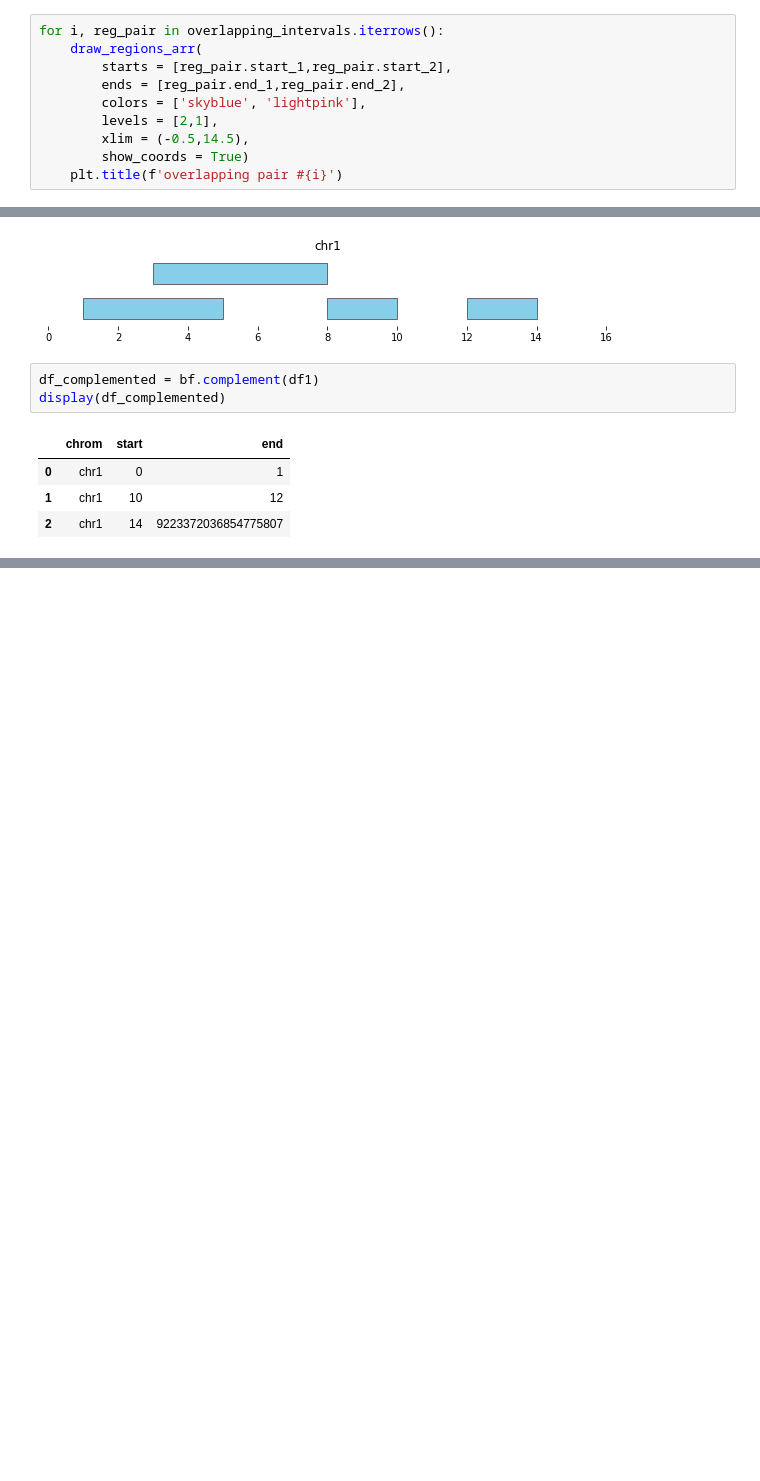
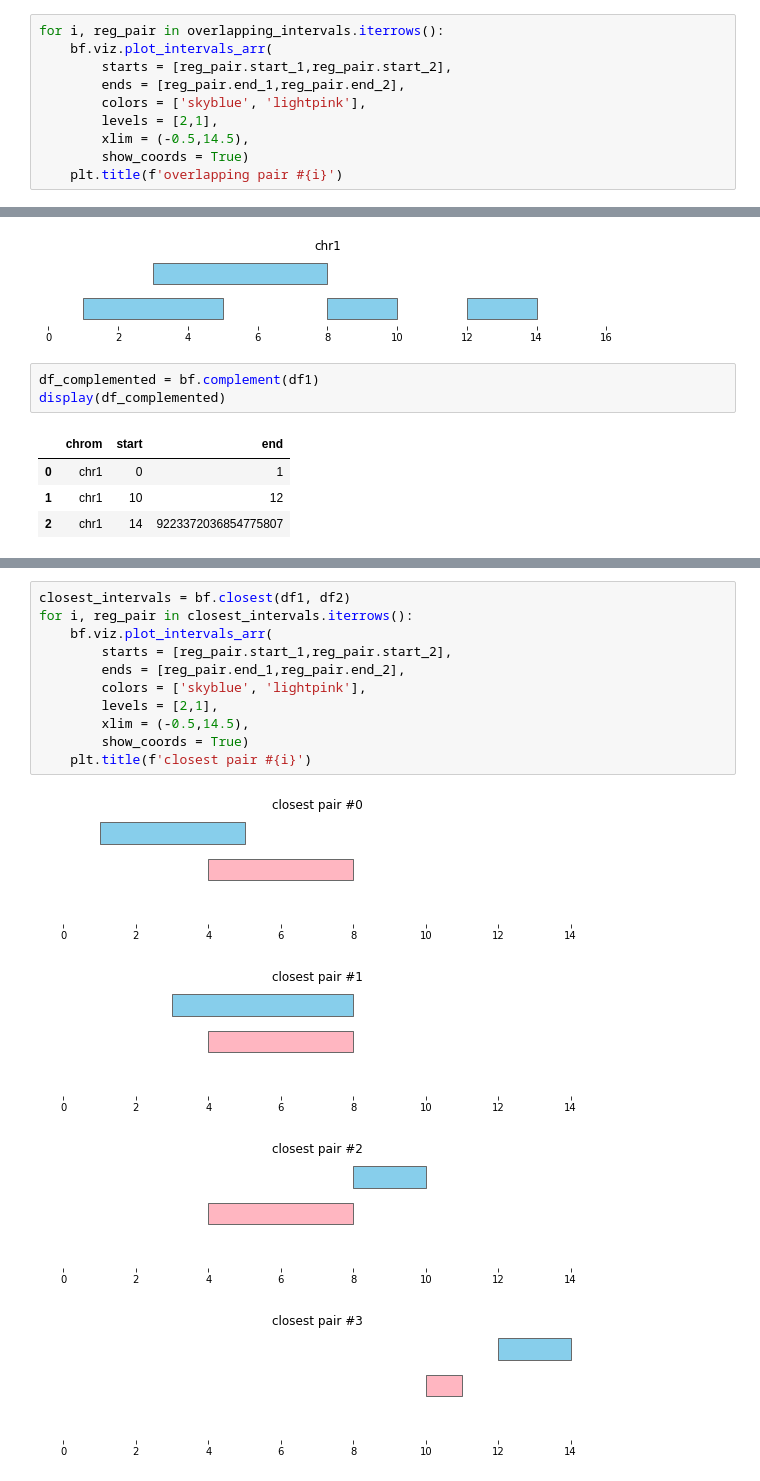
Before and after one commit to open2c/bioframe, a Jupyter notebook: docs/notebooks/intervals_tutorials.ipynb, the cells around one changed output, grey strips where cells are left out. Cells and saved outputs as stored; diff of their text form; blank space fills up the shorter version.

```diff
--- a/docs/notebooks/intervals_tutorials.ipynb
+++ b/docs/notebooks/intervals_tutorials.ipynb
@@ -114,7 +46,7 @@ display(overlapping_intervals)
 | 1 | chr1 | 3 | 8 | chr1 | 4 | 8 | 4 | 8 |
 # %%
 for i, reg_pair in overlapping_intervals.iterrows():
-    draw_regions_arr(
+    bf.viz.plot_intervals_arr(
         starts = [reg_pair.start_1,reg_pair.start_2],
         ends = [reg_pair.end_1,reg_pair.end_2],
         colors = ['skyblue', 'lightpink'],
@@ -197,0 +144,16 @@ draw_regions(df_complemented, show_coords=True, colors='lightpink')
+# %%
+closest_intervals = bf.closest(df1, df2)
+for i, reg_pair in closest_intervals.iterrows():
+    bf.viz.plot_intervals_arr(
+        starts = [reg_pair.start_1,reg_pair.start_2],
+        ends = [reg_pair.end_1,reg_pair.end_2],
+        colors = ['skyblue', 'lightpink'],
+        levels = [2,1],
+        xlim = (-0.5,14.5),
+        show_coords = True)
+    plt.title(f'closest pair #{i}')
+# %% [output]
+[figure, added]
+[figure, added]
+[figure, added]
+[figure, added]
```
Also changed, not shown: parts of 28 cells of this notebook.
